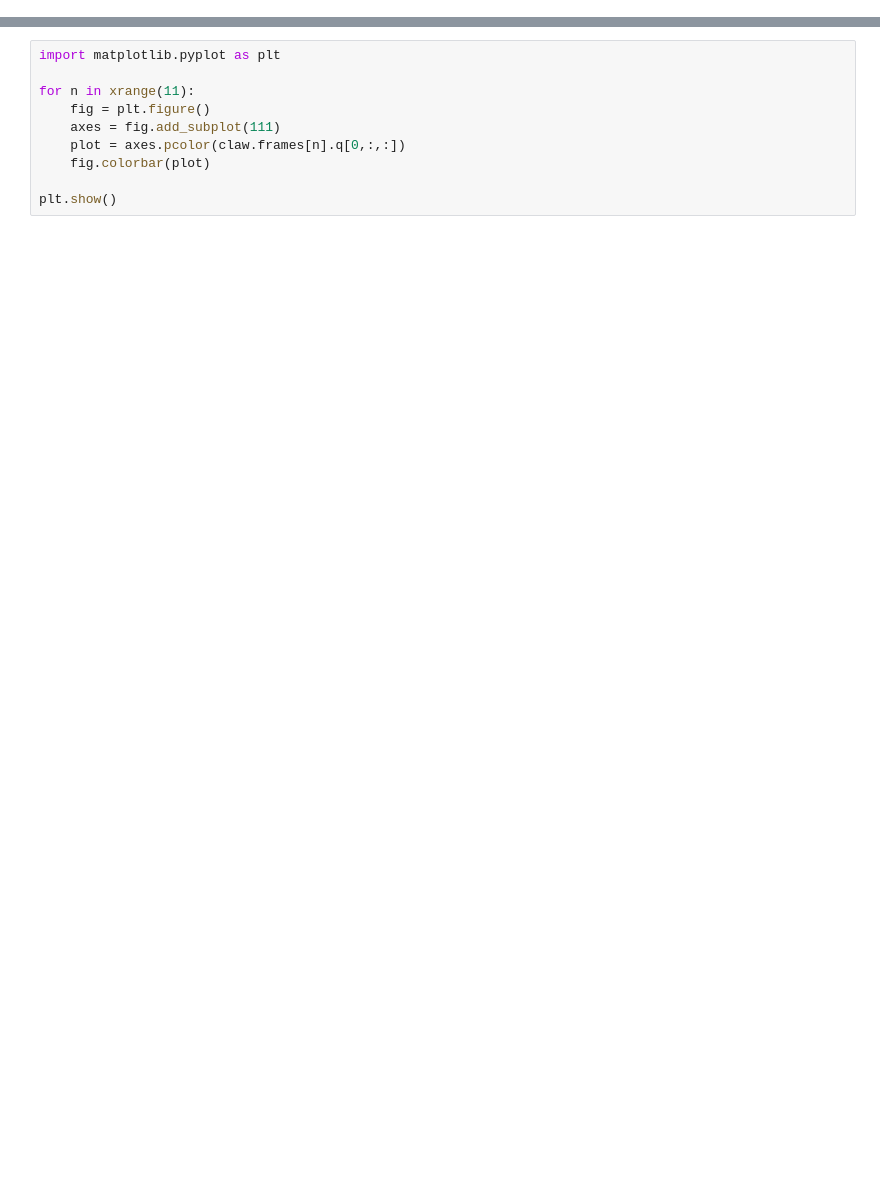
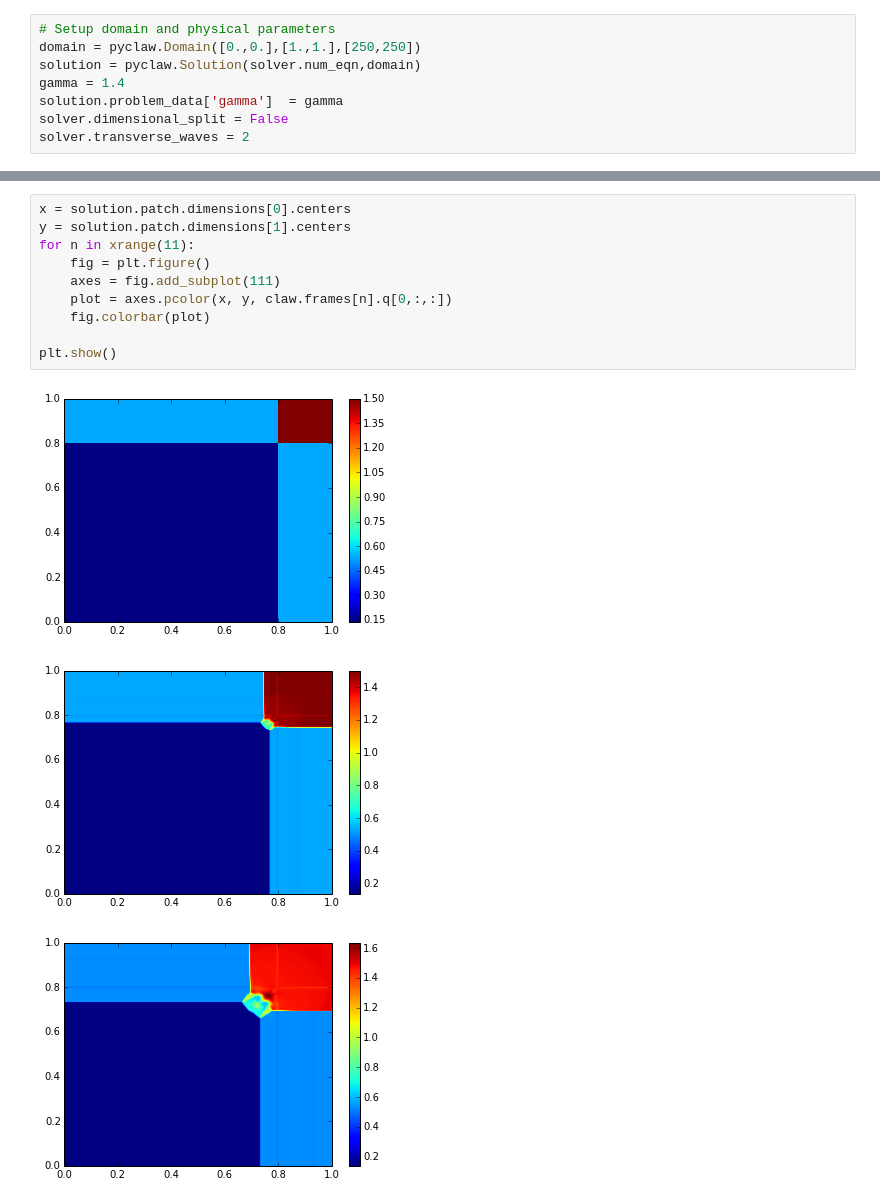
Before and after one commit to mandli/doc, a Jupyter notebook: doc/pyclaw/tutorials/euler_2d/quadrants.ipynb, the cells around one changed output, grey strips where cells are left out. Saved outputs shown, nothing was run; the diff lists cells and outputs as text; blank space fills up the shorter version.

```diff
--- a/doc/pyclaw/tutorials/euler_2d/quadrants.ipynb
+++ b/doc/pyclaw/tutorials/euler_2d/quadrants.ipynb
@@ -1 +42,9 @@
+# %%
+# Setup domain and physical parameters
+domain = pyclaw.Domain([0.,0.],[1.,1.],[250,250])
+solution = pyclaw.Solution(solver.num_eqn,domain)
+gamma = 1.4
+solution.problem_data['gamma']  = gamma
+solver.dimensional_split = False
+solver.transverse_waves = 2
 # %%
@@ -46,10 +85,14 @@ status = claw.run()
 # %%
-import matplotlib.pyplot as plt
-
+x = solution.patch.dimensions[0].centers
+y = solution.patch.dimensions[1].centers
 for n in xrange(11):
     fig = plt.figure()
     axes = fig.add_subplot(111)
-    plot = axes.pcolor(claw.frames[n].q[0,:,:])
+    plot = axes.pcolor(x, y, claw.frames[n].q[0,:,:])
     fig.colorbar(plot)
 
 plt.show()
+# %% [output]
+[figure, added]
+[figure, added]
+[figure, added]
```
Also changed, not shown: parts of 11 cells of this notebook.
